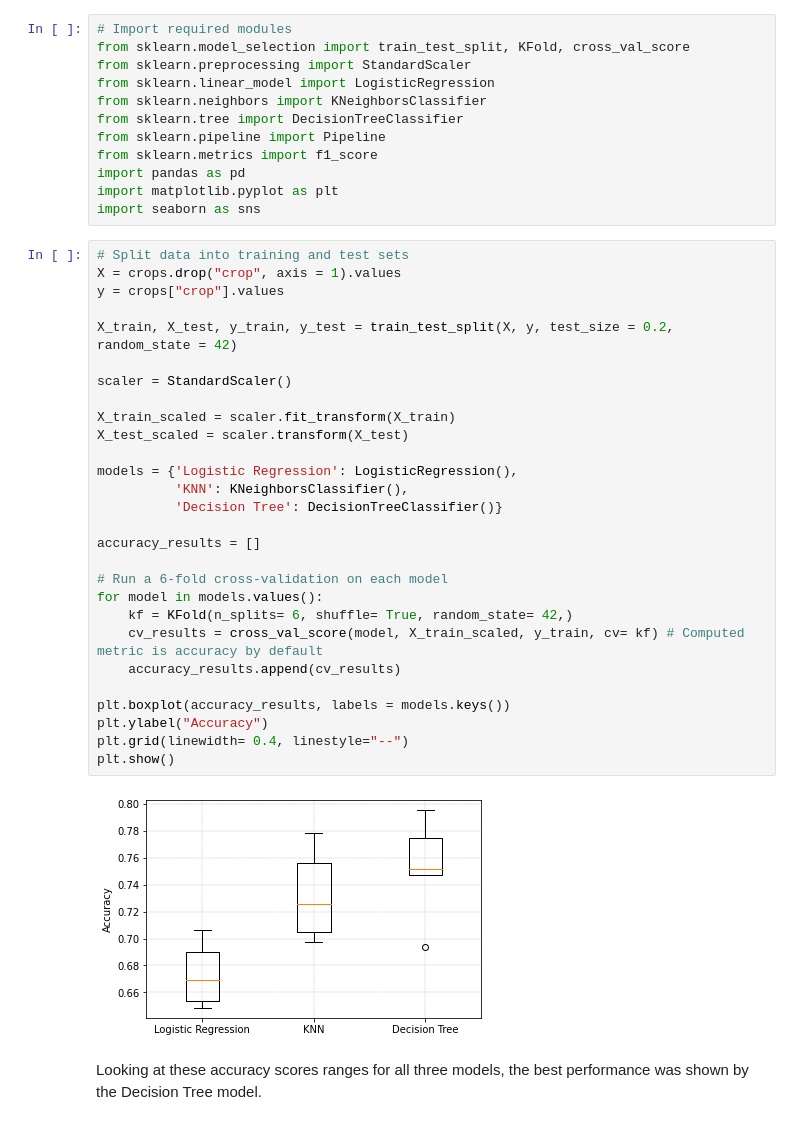
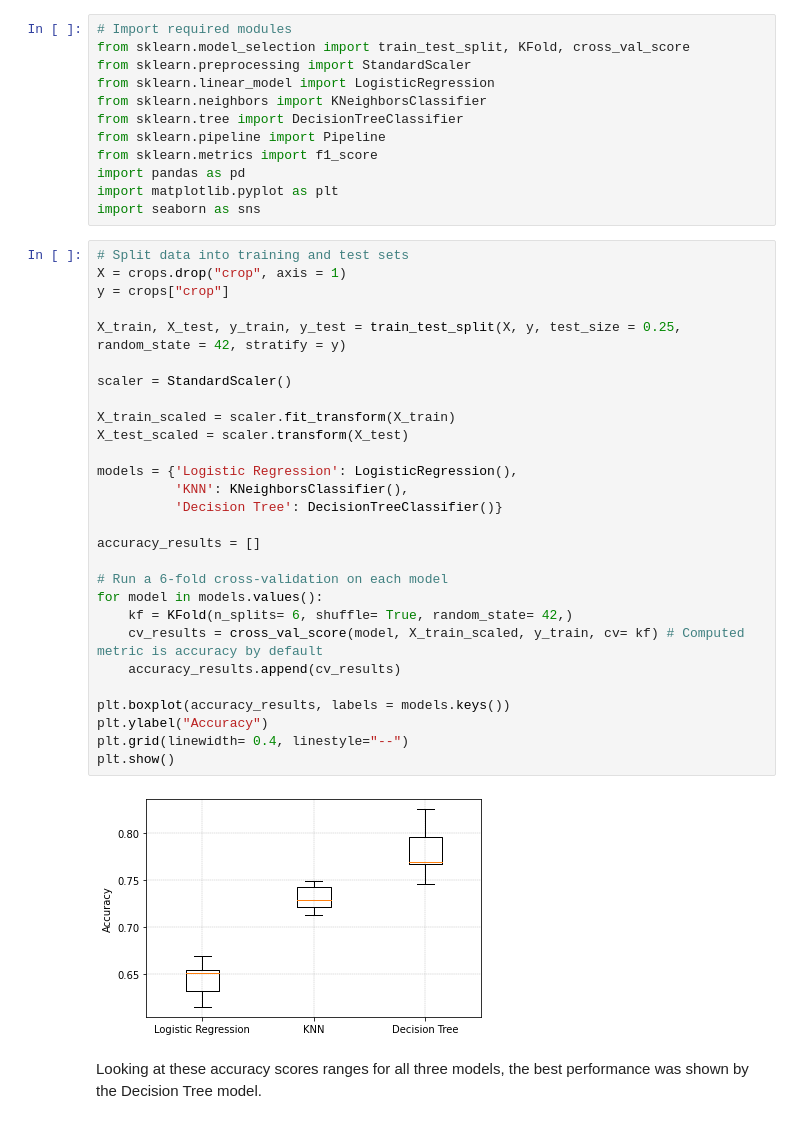
Before and after one commit to daniel-epm/agricultural_modeling, a Jupyter notebook: agriculture.ipynb, the cells around one changed output. Saved outputs shown, nothing was run; the diff lists cells and outputs as text.

```diff
--- a/agriculture.ipynb
+++ b/agriculture.ipynb
@@ -287,33 +287,33 @@ import matplotlib.pyplot as plt
 import seaborn as sns
 # %%
 # Split data into training and test sets
-X = crops.drop("crop", axis = 1).values
-y = crops["crop"].values
+X = crops.drop("crop", axis = 1)
+y = crops["crop"]
 
-X_train, X_test, y_train, y_test = train_test_split(X, y, test_size = 0.2, random_state = 42)
+X_train, X_test, y_train, y_test = train_test_split(X, y, test_size = 0.25, random_state = 42, stratify = y)
 
 scaler = StandardScaler()
 
 X_train_scaled = scaler.fit_transform(X_train)
 X_test_scaled = scaler.transform(X_test)
 
 models = {'Logistic Regression': LogisticRegression(),
           'KNN': KNeighborsClassifier(),
           'Decision Tree': DecisionTreeClassifier()}
 
 accuracy_results = []
 
 # Run a 6-fold cross-validation on each model
 for model in models.values():
     kf = KFold(n_splits= 6, shuffle= True, random_state= 42,)
     cv_results = cross_val_score(model, X_train_scaled, y_train, cv= kf) # Computed metric is accuracy by default
     accuracy_results.append(cv_results)
 
 plt.boxplot(accuracy_results, labels = models.keys())
 plt.ylabel("Accuracy")
 plt.grid(linewidth= 0.4, linestyle="--")
 plt.show()
 # %% [output]
-[figure, old version]
+[figure, new version]
 # %% [markdown]
 Looking at these accuracy scores ranges for all three models, the best performance was shown by the Decision Tree model.
```
Also changed, not shown: parts of 8 cells of this notebook.
